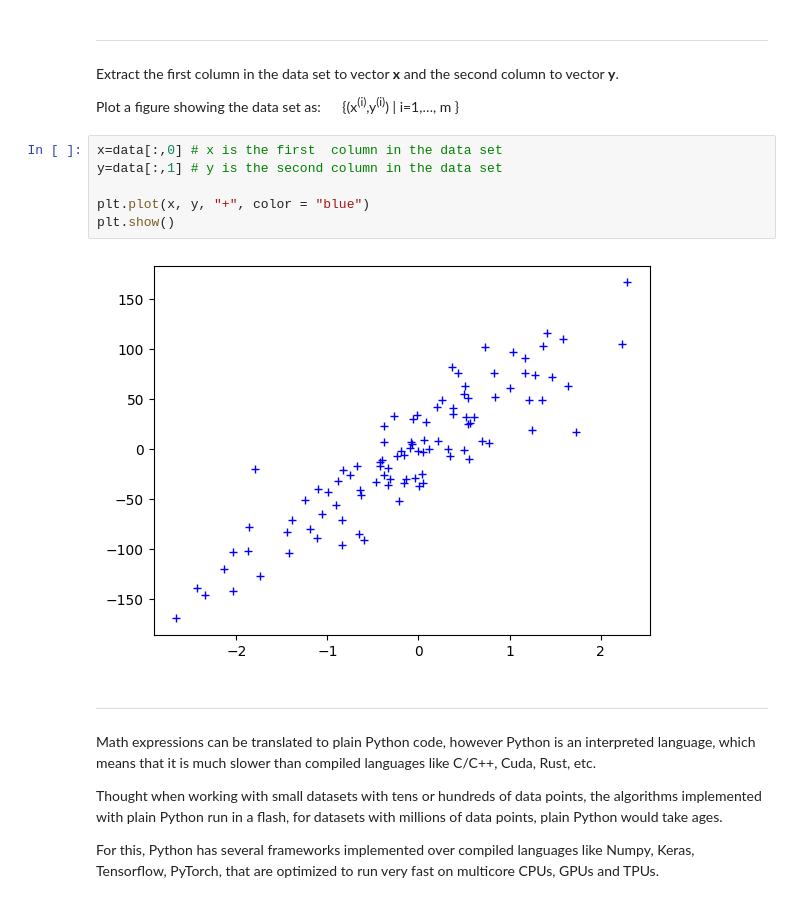
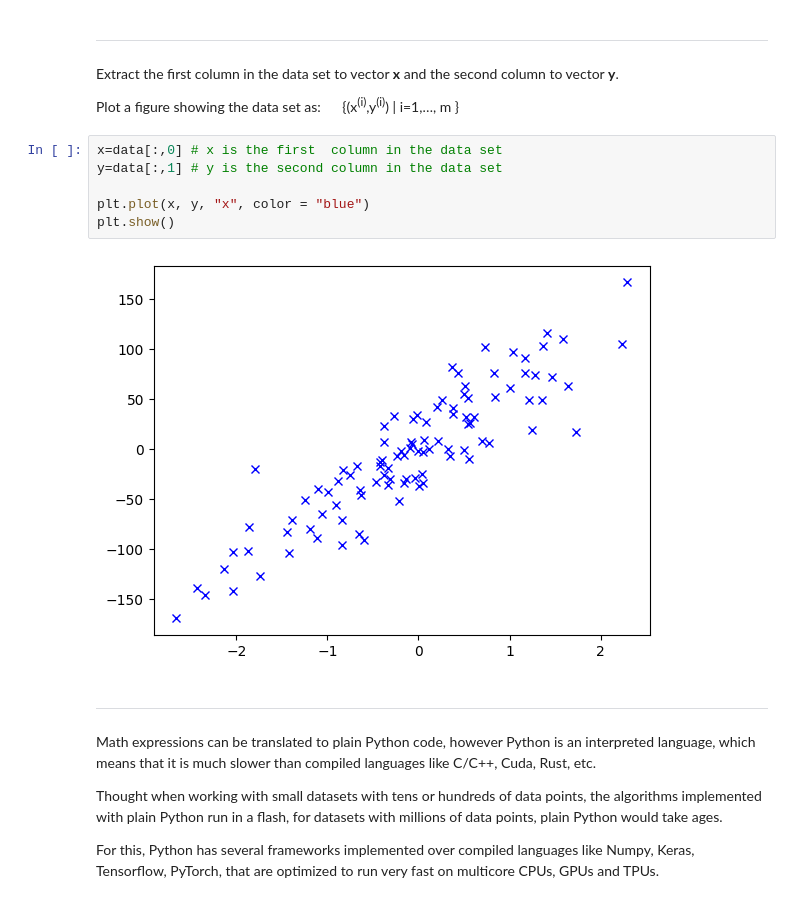
Before and after one commit to Nickurama/Ualg-ML, a Jupyter notebook: lab2/regression_intro.ipynb, the cells around one changed output. Drawn from its saved outputs; the diff is of its cells as text.

```diff
--- a/lab2/regression_intro.ipynb
+++ b/lab2/regression_intro.ipynb
@@ -96,11 +96,11 @@ Plot a figure showing the data set as:&nbsp;&nbsp;&nbsp;&nbsp;&nbsp;&nbsp;{(x<su
 # %%
 x=data[:,0] # x is the first  column in the data set
 y=data[:,1] # y is the second column in the data set
 
-plt.plot(x, y, "+", color = "blue")
+plt.plot(x, y, "x", color = "blue")
 plt.show()
 # %% [output]
-[figure, old version]
+[figure, new version]
 # %% [markdown]
 ---
 Math expressions can be translated to plain Python code, however Python is an interpreted language, which means that it is much slower than compiled languages like C/C++, Cuda, Rust, etc.
```
Also changed, not shown: parts of 1 cell of this notebook, 1 other file.
